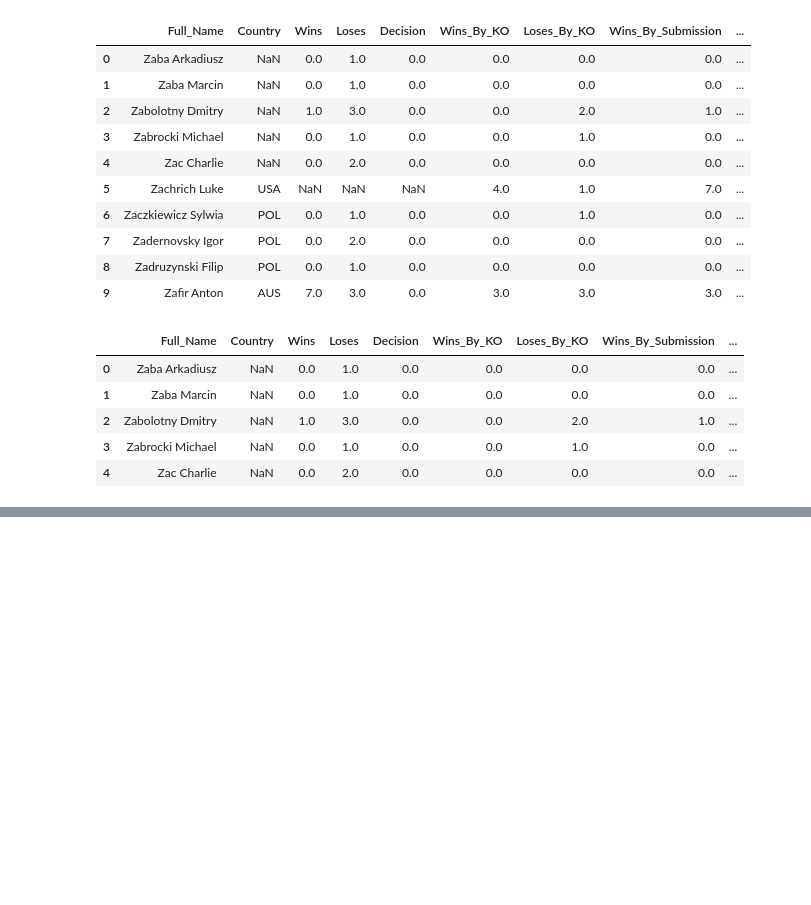
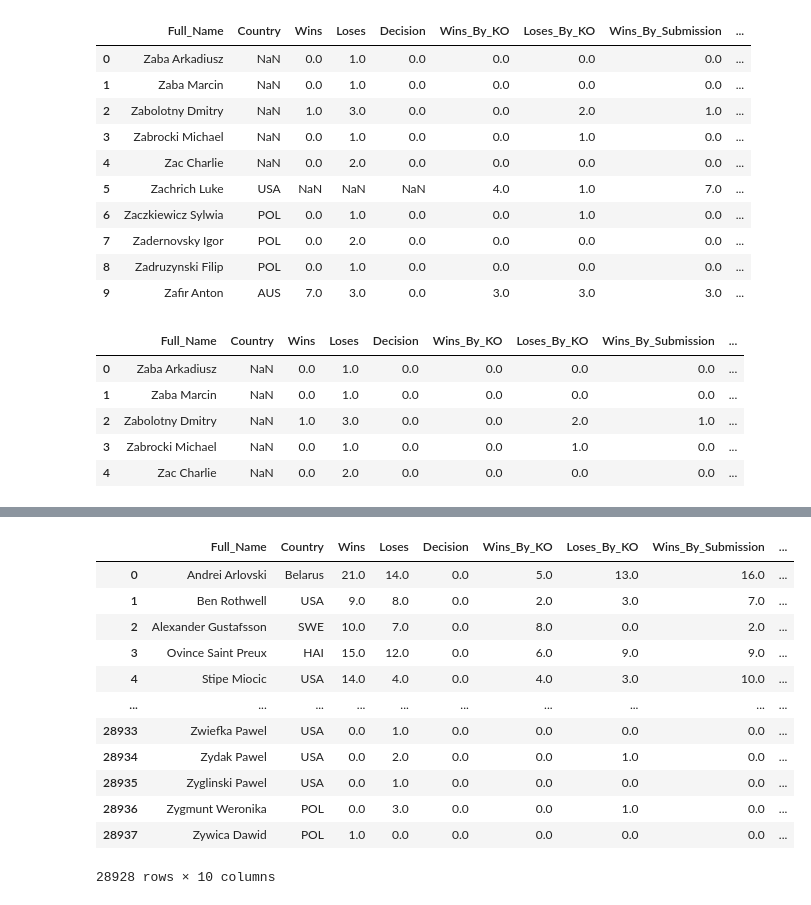
Before and after one commit to omriglevi/DataScience-Final, a Jupyter notebook: Data Science Final Project.ipynb, the cells around one changed output, grey strips where cells are left out. Cells and saved outputs as stored; diff of their text form; code cells hidden in the pictures; blank space fills up the shorter version.

```diff
--- a/Data Science Final Project.ipynb
+++ b/Data Science Final Project.ipynb
@@ -299,0 +381,44 @@ df
+# %%
+df['Country'].unique()
+obj={'Belarus':'BEL',' Belarus':'BEL', 'United States':'USA', 'Sweden ':'SWE', 'Haiti ':'HAI', 'Brazil ':'BRA',
+       'Russian Federation':'RUS', 'Cameroon ':'CAM', 'Syria ':'SYR', 'Poland ':'POL',
+       'Australia ':'AUS', 'Bulgaria ':'BUL', 'Spain ':'ESP', 'Suriname ':'SUR', 'Moldova ':'MDV',
+       'France ':'FRA', 'Canada ':'CAN', 'England ':'ENG', 'Ukraine ':'UKR', 'Italy ':'ITA',
+       'Scotland ':'SCT', 'Switzerland ':"SWI", 'Austria ':'AUSTI', 'Romania ':'ROM', 'Nigeria ':'NIG',
+       'South Korea':'SKO', 'the Czech':'CZR', 'New Zealand':'NZ', 'Jamaica ':'JAM', 'Ghana ':'GHA',
+       'Norway ':'NOR', 'Wales ':'WAL', 'China ':'CHN', 'Morocco ':'MOR', 'North Macedonia':'MAC',
+       'the Democratic':'CGO', 'Uzbekistan ':'UZN', 'Greece ':'GRE', 'Georgia ':'GEO', 'Serbia ':'SER',
+       'South Africa':'SAF', 'Iceland ':'ICL', 'Argentina ':'ARG', 'Denmark ':'DEN', 'Germany ':'GER',
+       'Japan ':'JAP', 'Tunisia ':'TUN', 'Kazakhstan ':'KAZ', 'Hong Kong':'HOK', 'Guyana':'GHA' ,
+       'Ireland ':'IRL', 'Ecuador ':'ECU', 'Portugal ':'POR', 'Bosnia and':'BOS', 'Peru ':'PER',
+       'the Northern':'IRL', 'Kyrgyzstan ':'KYR', 'Armenia ':'ARM', 'Mexico ':'MEX', 'Chile ':'CHL',
+       'Uganda ':'UGA', 'Israel ':'ISR', 'Finland ':'FIN', 'Venezuela ':'VEZ', 'Slovakia ':'SVK',
+       'Mongolia ':'MON', 'Guam ':'GUA', 'Philippines ':'PHL', 'Belgium ':'BEL', 'Angola ':'AGO',
+       'Colombia ':'COL', 'Netherlands ':'NED', 'Lithuania ':'LIT', 'Panama ':'PAN', 'Thailand ':'THI',
+       'England':'ENG', 'Russia':'RUS', 'Suriname':'SUR', 'France':'FRA', 'Brazil':'BRA', 'Turkey':"TUR",
+       'Netherlands':'NED', 'Lithuania':'LIT', 'Sweden':'SWE', 'Turkmenistan':'TKS', 'Cuba':'CUB',
+       'Republic of Ireland':'ITL', 'Hungary':'HUN', 'Armenia':'ARM', 'Aruba':'ARU', 'Tajikistan':'TAJ',
+       'Ukraine':'UKR', 'Italy':'ITA', 'Jamaica':'JAM', 'Wales':'WAL', 'Canada':'CAN', 'Scotland':'SCO',
+       'Georgia (country)':'GEO', 'Israel':'ISR', 'Finland':'FIN', 'Denmark':'DEN', 'Germany':'GER',
+       'Peru':'PER', 'Portugal':'POR', 'Morocco':'MOR', 'Japan':'JAP', 'Mexico':'MEX', 'Australia':'AUS',
+       'Northern Ireland':'IRL', 'Greece':'GRE', 'Colombia':'COL' , 'Guyana ':'GUA'}
+df=df.replace(obj)
+
+
+
+
+df
+# %% [output]
+|  | Full_Name | Country | Wins | Loses | Decision | Wins_By_KO | Loses_By_KO | Wins_By_Submission | ... |
+| 0 | Andrei Arlovski | Belarus | 21.0 | 14.0 | 0.0 | 5.0 | 13.0 | 16.0 | ... |
+| 1 | Ben Rothwell | USA | 9.0 | 8.0 | 0.0 | 2.0 | 3.0 | 7.0 | ... |
+| 2 | Alexander Gustafsson | SWE | 10.0 | 7.0 | 0.0 | 8.0 | 0.0 | 2.0 | ... |
+| 3 | Ovince Saint Preux | HAI | 15.0 | 12.0 | 0.0 | 6.0 | 9.0 | 9.0 | ... |
+| 4 | Stipe Miocic | USA | 14.0 | 4.0 | 0.0 | 4.0 | 3.0 | 10.0 | ... |
+| ... | ... | ... | ... | ... | ... | ... | ... | ... | ... |
+| 28933 | Zwiefka Pawel | USA | 0.0 | 1.0 | 0.0 | 0.0 | 0.0 | 0.0 | ... |
+| 28934 | Zydak Pawel | USA | 0.0 | 2.0 | 0.0 | 0.0 | 1.0 | 0.0 | ... |
+| 28935 | Zyglinski Pawel | USA | 0.0 | 1.0 | 0.0 | 0.0 | 0.0 | 0.0 | ... |
+| 28936 | Zygmunt Weronika | POL | 0.0 | 3.0 | 0.0 | 0.0 | 1.0 | 0.0 | ... |
+| 28937 | Zywica Dawid | POL | 1.0 | 0.0 | 0.0 | 0.0 | 0.0 | 0.0 | ... |
+28928 rows × 10 columns
```
Also changed, not shown: parts of 20 cells of this notebook, 35 other files.
